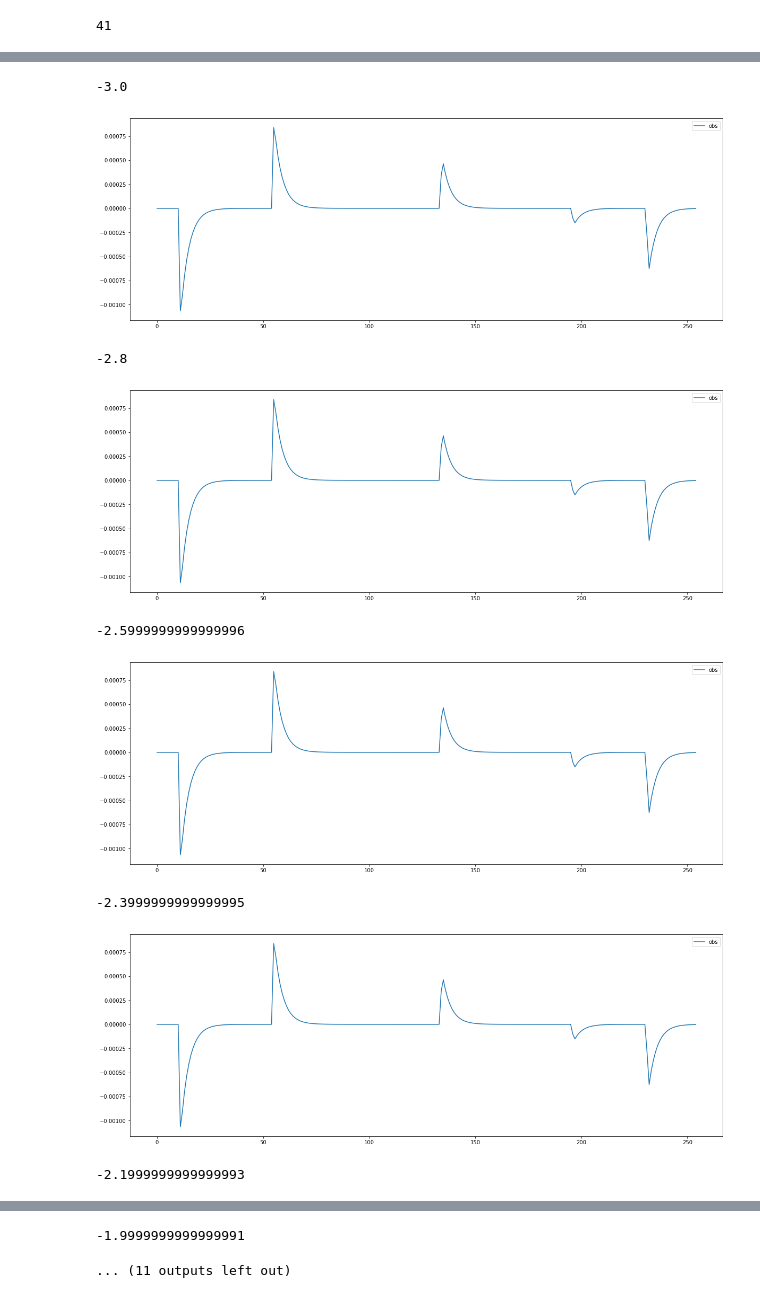
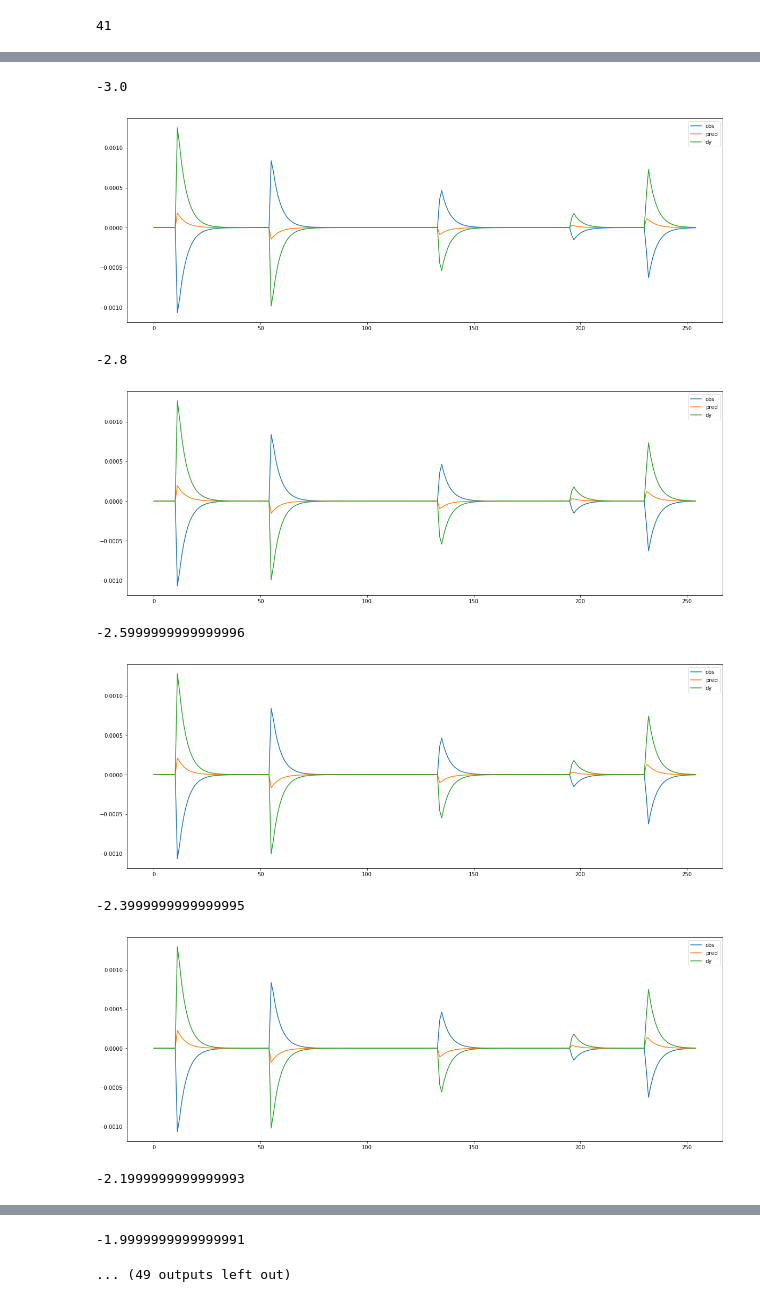
Before and after one commit to KushnirDmytro/identification_of_dynamic_system_parameters_using_nn, a Jupyter notebook: loss_fn_tracer.ipynb, the cells around one changed output, grey strips where cells are left out. Cells and saved outputs as stored; diff of their text form; code cells hidden in the pictures.

```diff
--- a/loss_fn_tracer.ipynb
+++ b/loss_fn_tracer.ipynb
@@ -328,8 +328,8 @@ for i_p1, p1 in enumerate(tqdm(parameters_values['p1'])):
         print(p1.item())
         plot_shared_scale([
             (y_obs.detach().numpy(), "obs"),
-#             (y_pred.detach().numpy(), "pred"),
-#             (dy.detach().numpy(), "dy"),
+            (y_pred.detach().numpy(), "pred"),
+            (dy.detach().numpy(), "dy"),
 
         ])
         combined_loss = main_loss + aux_loss + const_loss
@@ -419,38 +419,38 @@ for i_p1, p1 in enumerate(tqdm(parameters_values['p1'])):
 
 
 #             logging.info(f"Epoch [{t}] \
 #             \n train_loss[{hist['train_loss'][t]}] \
 #             \n eval_traiDn[{hist['eval_train'][t]}] \
 #             \n eval_test[{hist['eval_test'][t]}] ")
 
 
 #             hist["train_loss"][t] = np.average(hist["train_local_loss"])
 #             hist["eval_train"][t] = np.average(hist["eval_train_local"])
 #             hist["eval_test"][t] = np.average(hist["eval_test_local"])
 #             hist['aux']['eval_test'][t] = np.average(hist['aux']['eval_test_local'])
 #             hist['aux']['eval_train'][t] = np.average(hist['aux']['eval_train_local'])
 #             hist['aux']['train_loss'][t] = np.average(hist['aux']['train_local_loss'])
 #             hist['const']['eval_test'][t] = np.average(hist['const']['eval_test_local'])
 #             hist['const']['eval_train'][t] = np.average(hist['const']['eval_train_local'])
 #             hist['const']['train_loss'][t] = np.average(hist['const']['train_local_loss'])
 
 #         #     hist["aux_error"][t] = np.average[]
 #             print(f" Epoch [{t}] \
 #             \n train_loss[{hist['train_loss'][t]}] \
 #             \n eval_train[{hist['eval_train'][t]}] \
 #             \n eval_test[{hist['eval_test'][t]}] ")
 #             logging.info(f" Epoch [{t}] \
 #             \n train_loss[{hist['train_loss'][t]}] \
 #             \n eval_train[{hist['eval_train'][t]}] \
 #             \n eval_test[{hist['eval_test'][t]}] ")
 # %% [output]
 [interactive output not drawn]
 -3.0
-[figure, old version]
+[figure, new version]
 -2.8
-[figure, old version]
+[figure, new version]
 -2.5999999999999996
-[figure, old version]
+[figure, new version]
 -2.3999999999999995
-[figure, old version]
+[figure, new version]
 -2.1999999999999993
@@ -458,5 +458,5 @@ for i_p1, p1 in enumerate(tqdm(parameters_values['p1'])):
 -1.9999999999999991
-... (11 outputs left out)
+... (49 outputs left out)
 # %%
 loss_values
 # %% [output]
```
Also changed, not shown: parts of 7 cells of this notebook, 5 other files.
